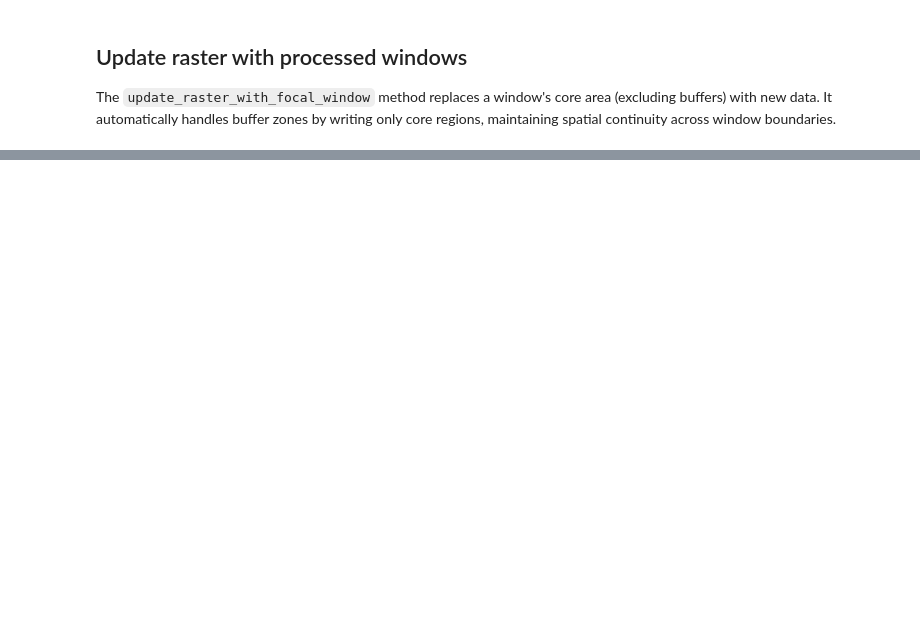
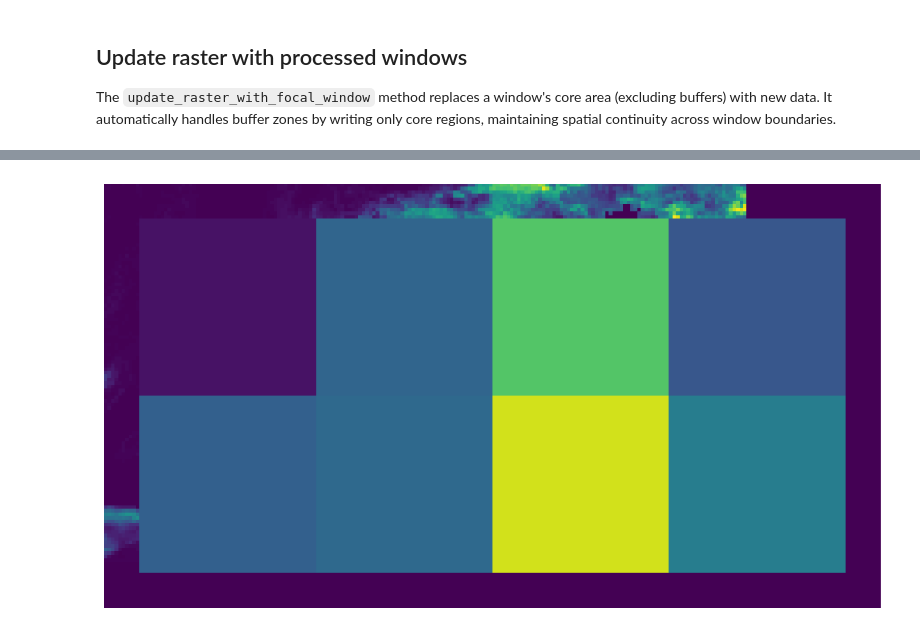
Before and after one commit to vboussange/jaxscape, a Jupyter notebook: docs/examples/advanced/moving_windows.ipynb, the cells around one changed output, grey strips where cells are left out. Saved outputs shown, nothing was run; the diff lists cells and outputs as text; code cells hidden in the pictures; blank space fills up the shorter version.

```diff
--- a/docs/examples/advanced/moving_windows.ipynb
+++ b/docs/examples/advanced/moving_windows.ipynb
@@ -182,28 +154,31 @@ We demonstrate processing all windows in parallel using JAX's vectorization. Thi
 # %%
 import jax
 
 def process_window(window):
-    """Example processing: enhance contrast via histogram stretching."""
     # Extract core region (exclude buffers)
     core = window[buffer_size:-buffer_size, buffer_size:-buffer_size]
-
-    # Contrast enhancement
-    min_val, max_val = core.min(), core.max()
-    core_enhanced = (core - min_val) / (max_val - min_val + 1e-8)
-
-    # Reconstruct full window (keep buffers unchanged)
-    enhanced_window = window.at[
-        buffer_size:-buffer_size,
-        buffer_size:-buffer_size
-    ].set(core_enhanced)
-
-    return enhanced_window
+    new_core = jnp.full(core.shape, jnp.mean(core))
+    return new_core
 
 # Vectorize processing across all windows
 process_all = jax.vmap(process_window)
 
 # Process all windows in parallel
 processed_windows = process_all(windows)
 
-print(f"Processed {len(windows)} windows in parallel")
-print(f"Output shape: {processed_windows.shape}")
+# Reassemble processed windows into final raster
+result_raster = quality_padded.copy()
+
+for i, xy in enumerate(xy_coords):
+    result_raster = window_op.update_raster_with_core_window(
+        xy, result_raster, processed_windows[i]
+    )
+
+# Visualize the result
+fig, ax = plt.subplots(figsize=(10, 8))
+im = ax.imshow(result_raster, cmap='viridis')
+ax.axis('off')
+plt.tight_layout()
+plt.show()
+# %% [output]
+[figure, added]
```
Also changed, not shown: parts of 15 cells of this notebook, 2 other files.
